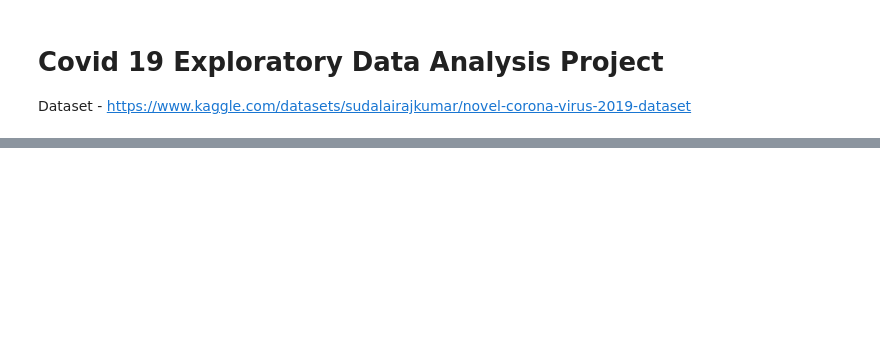
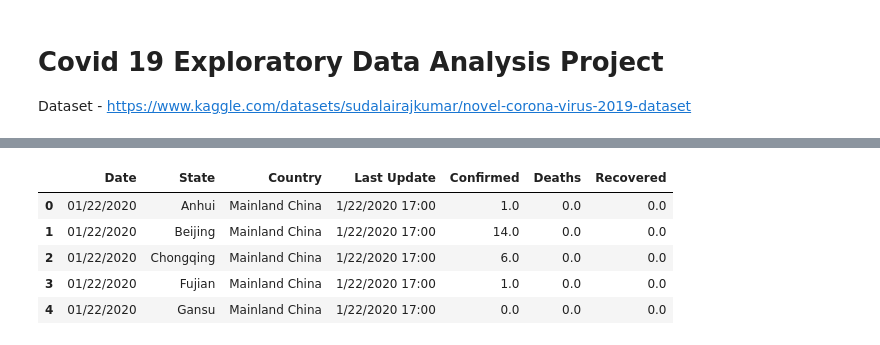
Before and after one commit to AtharvaTaras/Covid19-EDA, a Jupyter notebook: eda.ipynb, the cells around one changed output, grey strips where cells are left out. Cells and saved outputs as stored; diff of their text form; code cells hidden in the pictures; blank space fills up the shorter version.

```diff
--- a/eda.ipynb
+++ b/eda.ipynb
@@ -15,0 +31,6 @@ ModuleNotFoundError: No module named 'plotly'
+# %%
+data = data.rename(columns={'Country/Region':'Country',
+                            'Province/State':'State',
+                            'ObservationDate':'Date'})
+# %%
+data = data.drop('SNo', axis=1)
@@ -15,0 +77,9 @@ ModuleNotFoundError: No module named 'plotly'
+# %%
+data.head()
+# %% [output]
+|  | Date | State | Country | Last Update | Confirmed | Deaths | Recovered |
+| 0 | 01/22/2020 | Anhui | Mainland China | 1/22/2020 17:00 | 1.0 | 0.0 | 0.0 |
+| 1 | 01/22/2020 | Beijing | Mainland China | 1/22/2020 17:00 | 14.0 | 0.0 | 0.0 |
+| 2 | 01/22/2020 | Chongqing | Mainland China | 1/22/2020 17:00 | 6.0 | 0.0 | 0.0 |
+| 3 | 01/22/2020 | Fujian | Mainland China | 1/22/2020 17:00 | 1.0 | 0.0 | 0.0 |
+| 4 | 01/22/2020 | Gansu | Mainland China | 1/22/2020 17:00 | 0.0 | 0.0 | 0.0 |
```
Also changed, not shown: parts of 8 cells of this notebook.
